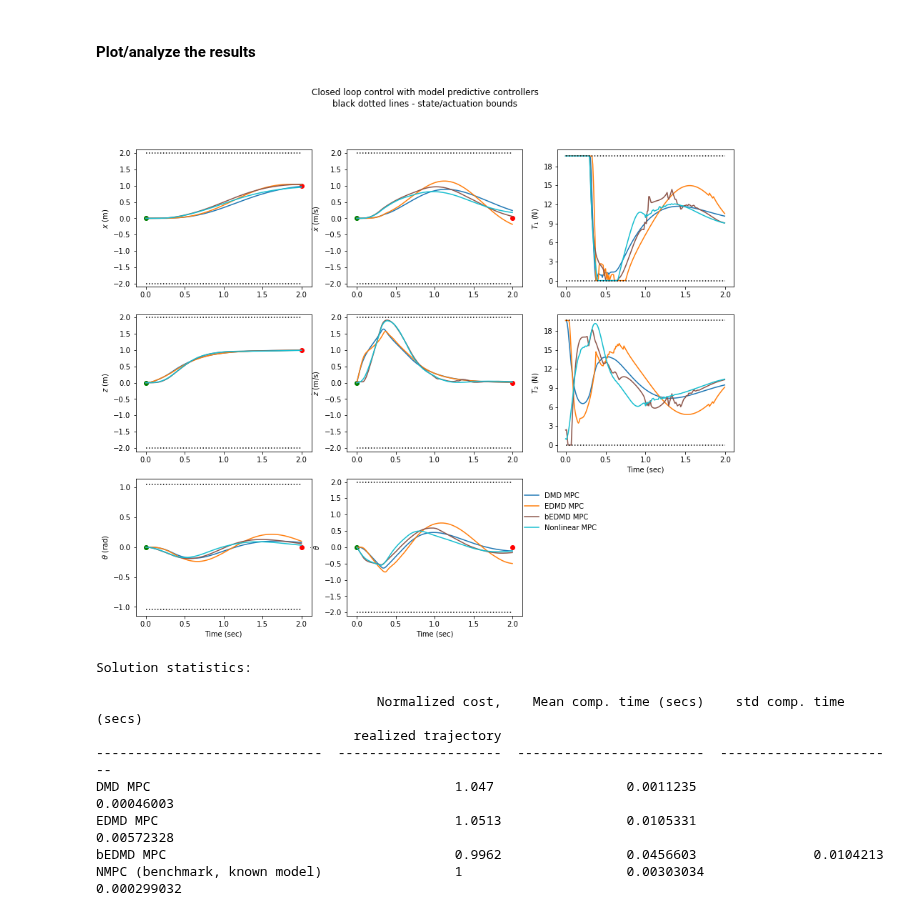
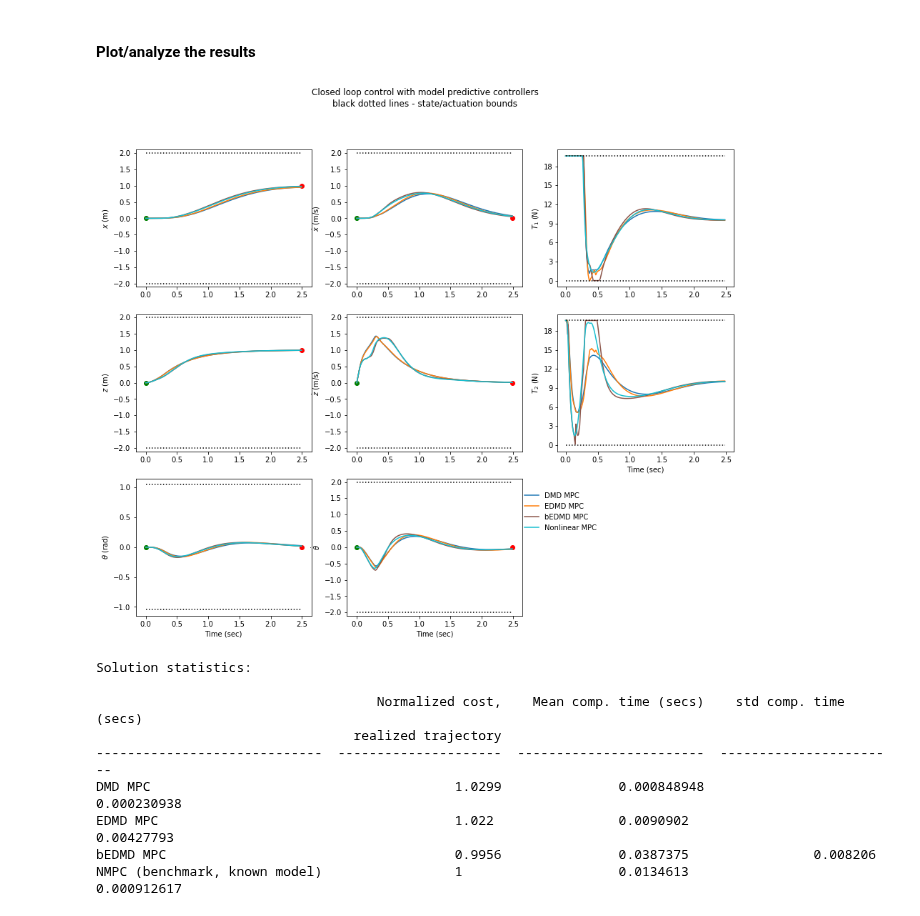
Before and after one commit to Cafolkes/koopman_learning_and_control, a Jupyter notebook: planar_quadrotor_learning_mpc.ipynb, the cells around one changed output. Saved outputs shown, nothing was run; the diff lists cells and outputs as text; code cells hidden in the pictures.

```diff
--- a/planar_quadrotor_learning_mpc.ipynb
+++ b/planar_quadrotor_learning_mpc.ipynb
@@ -675,11 +675,12 @@ Koopman bilinear MPC                6              0.123278             0.031547
 # %%
 from koopman_core.controllers import PerturbedController
 
-Q_mpc_cl = 1e4*np.diag([1, 1, 1, 1e-1, 1e-1, 1e-1])
+Q_mpc_cl = 1e4*np.diag([1, 1, 1, 2e-1, 2e-1, 2e-1])
 QN_mpc_cl = Q_mpc_cl
 R_mpc_cl = np.eye(m)
 traj_duration = 1
 N_cl = int(traj_duration/dt)
+t_eval=np.arange(250)*dt
 
 controller_dmd_cl = MPCController(sys_dmd, N_cl, dt, umin, umax, xmin, xmax, Q_mpc_cl, R_mpc_cl, QN_mpc_cl, set_pt_cl, terminal_constraint=term_constraint)
 controller_dmd_cl = PerturbedController(sys_dmd,controller_dmd_cl,0.,const_offset=hover_thrust, umin=umin, umax=umax)
@@ -729,8 +730,8 @@ for ii in range(9):
         plt.plot(t_eval, xs_bedmd_cl[ind, :], colors[2], label='bEDMD MPC')
         plt.plot(t_eval, xs_nmpc_cl[ind,:], colors[3], label='Nonlinear MPC')
 
-        plt.plot([0, 2.], [xmax[ind], xmax[ind]], ':k')
-        plt.plot([0, 2.], [xmin[ind], xmin[ind]], ':k')
+        plt.plot([0, t_eval[-1]], [xmax[ind], xmax[ind]], ':k')
+        plt.plot([0, t_eval[-1]], [xmin[ind], xmin[ind]], ':k')
         plt.scatter(t_eval[0], x0_cl[ind], color='g')
         plt.scatter(t_eval[-1], set_pt_cl[ind], color='r')
         plt.ylabel(labels[ind])
@@ -741,42 +742,42 @@ for ii in range(9):
         ax = plt.subplot(3,3,subplot_inds[ii])
         plt.plot(t_eval[:-1],us_dmd_cl[ind,:], color=colors[0], label='DMD MPC')
         plt.plot(t_eval[:-1],us_edmd_cl[ind, :], color=colors[1], label='EDMD MPC')
         plt.plot(t_eval[:-1],us_bedmd_cl[ind, :], color=colors[2], label='bEDMD MPC')
         plt.plot(t_eval[:-1],us_nmpc_cl[ind,:], color=colors[3], label='Nonlinear MPC')
-        plt.plot([0, 2.], [umax[ind]+hover_thrust, umax[ind]+hover_thrust], ':k')
-        plt.plot([0, 2.], [umin[ind]+hover_thrust, umin[ind]+hover_thrust], ':k')
+        plt.plot([0, t_eval[-1]], [umax[ind]+hover_thrust, umax[ind]+hover_thrust], ':k')
+        plt.plot([0, t_eval[-1]], [umin[ind]+hover_thrust, umin[ind]+hover_thrust], ':k')
         plt.ylabel(labels[ii])
         ax.yaxis.set_major_locator(MaxNLocator(integer=True))
 
     if subplot_inds[ii] == 7 or subplot_inds[ii] == 8 or subplot_inds[ii] == 6:
         plt.xlabel('Time (sec)')
 
 #matplotlib.rcParams['pdf.fonttype'] = 42
 #matplotlib.rcParams['ps.fonttype'] = 42
 #plt.tight_layout()
 #plt.savefig(folder_plots + 'planar_quad_closedloop.pdf', format='pdf', dpi=2400, bbox_extra_artists=(suptitle,),
 #            bbox_inches="tight")
 plt.show()
 
 cost_cl_dmd = np.sum(np.diag((xs_dmd_cl[:,:-1]-set_pt_cl.reshape(-1,1)).T@Q_mpc_cl@(xs_dmd_cl[:,:-1]-set_pt_cl.reshape(-1,1)))) + (xs_dmd_cl[:,-1]-set_pt_cl).T@QN_mpc_cl@(xs_dmd_cl[:,-1]-set_pt_cl) + np.sum(np.diag(us_dmd_cl.T@R_mpc_cl@us_dmd_cl))
 cost_cl_edmd = np.sum(np.diag((xs_edmd_cl[:,:-1]-set_pt_cl.reshape(-1,1)).T@Q_mpc_cl@(xs_edmd_cl[:,:-1]-set_pt_cl.reshape(-1,1)))) + (xs_edmd_cl[:,-1]-set_pt_cl).T@QN_mpc_cl@(xs_edmd_cl[:,-1]-set_pt_cl) + np.sum(np.diag(us_edmd_cl.T@R_mpc_cl@us_edmd_cl))
 cost_cl_bedmd = np.sum(np.diag((xs_bedmd_cl[:,:-1]-set_pt_cl.reshape(-1,1)).T@Q_mpc_cl@(xs_bedmd_cl[:,:-1]-set_pt_cl.reshape(-1,1)))) + (xs_bedmd_cl[:,-1]-set_pt_cl).T@QN_mpc_cl@(xs_bedmd_cl[:,-1]-set_pt_cl) + np.sum(np.diag(us_bedmd_cl.T@R_mpc_cl@us_bedmd_cl))
 cost_cl_nmpc = np.sum(np.diag((xs_nmpc_cl[:,:-1]-set_pt_cl.reshape(-1,1)).T@Q_mpc_cl@(xs_nmpc_cl[:,:-1]-set_pt_cl.reshape(-1,1)))) + (xs_nmpc_cl[:,-1]-set_pt_cl).T@QN_mpc_cl@(xs_nmpc_cl[:,-1]-set_pt_cl) + np.sum(np.diag(us_nmpc_cl.T@R_mpc_cl@us_nmpc_cl))
 
 print('Solution statistics:\n')
 print(tabulate([['DMD MPC', "{:.4f}".format(cost_cl_dmd/cost_cl_nmpc), np.mean(controller_dmd_cl.nom_controller.comp_time), np.std(controller_dmd_cl.nom_controller.comp_time)],
                 ['EDMD MPC', "{:.4f}".format(cost_cl_edmd/cost_cl_nmpc),np.mean(controller_edmd_cl.nom_controller.comp_time), np.std(controller_edmd_cl.nom_controller.comp_time)],
                 ['bEDMD MPC', "{:.4f}".format(cost_cl_bedmd/cost_cl_nmpc), np.mean(controller_bedmd_cl.nom_controller.comp_time), np.std(controller_bedmd_cl.nom_controller.comp_time)],
                 ['NMPC (benchmark, known model)',1, np.mean(controller_nmpc_cl.comp_time), np.std(controller_nmpc_cl.comp_time)]],
                headers=['Normalized cost,\nrealized trajectory', 'Mean comp. time (secs)', 'std comp. time (secs)']))
 # %% [output]
-[figure, old version]
+[figure, new version]
 Solution statistics:
 
                                     Normalized cost,    Mean comp. time (secs)    std comp. time (secs)
                                  realized trajectory
 -----------------------------  ---------------------  ------------------------  -----------------------
-DMD MPC                                       1.047                 0.0011235               0.00046003
-EDMD MPC                                      1.0513                0.0105331               0.00572328
-bEDMD MPC                                     0.9962                0.0456603               0.0104213
-NMPC (benchmark, known model)                 1                     0.00303034              0.000299032
+DMD MPC                                       1.0299               0.000848948              0.000230938
+EDMD MPC                                      1.022                0.0090902                0.00427793
+bEDMD MPC                                     0.9956               0.0387375                0.008206
+NMPC (benchmark, known model)                 1                    0.0134613                0.000912617
```
Also changed, not shown: parts of 5 cells of this notebook, 4 other files.
